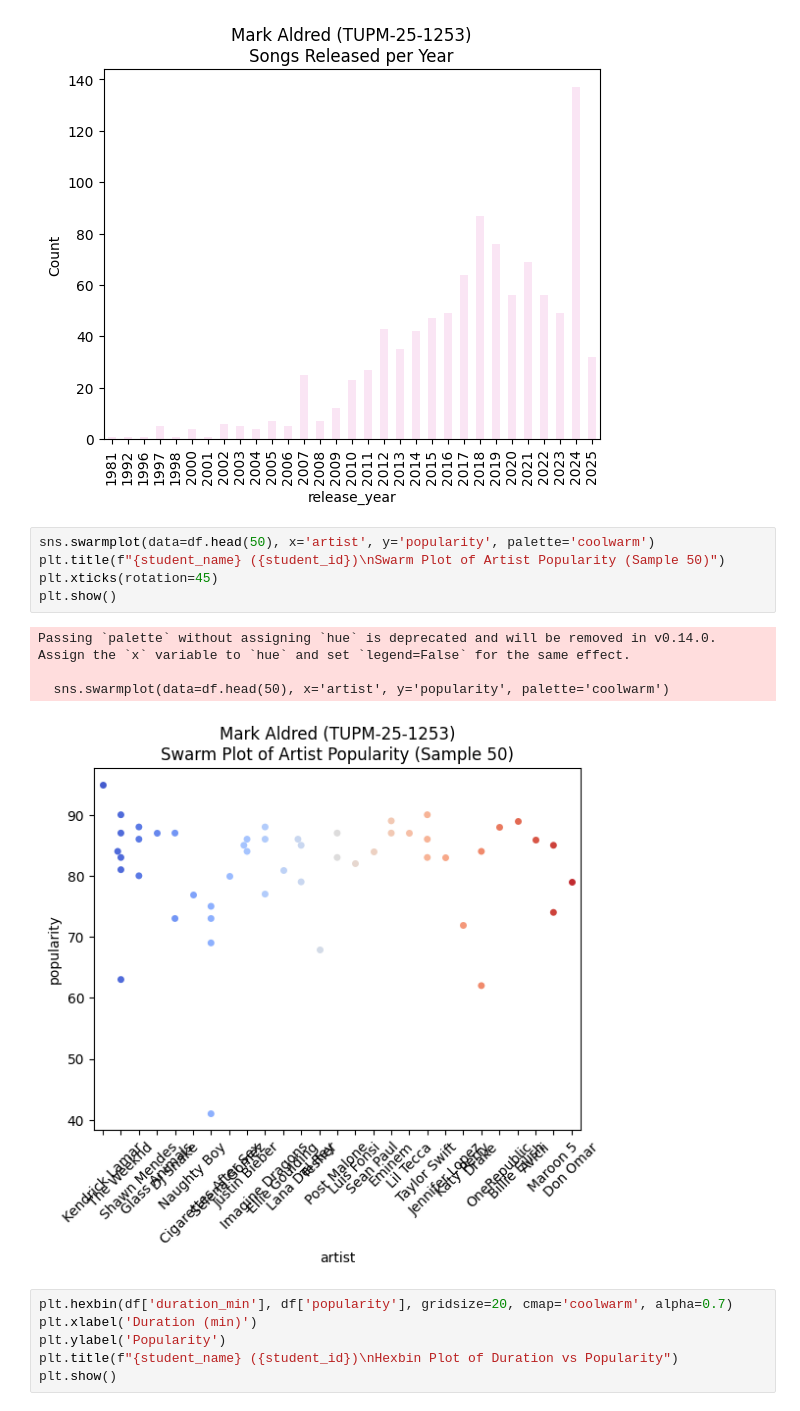
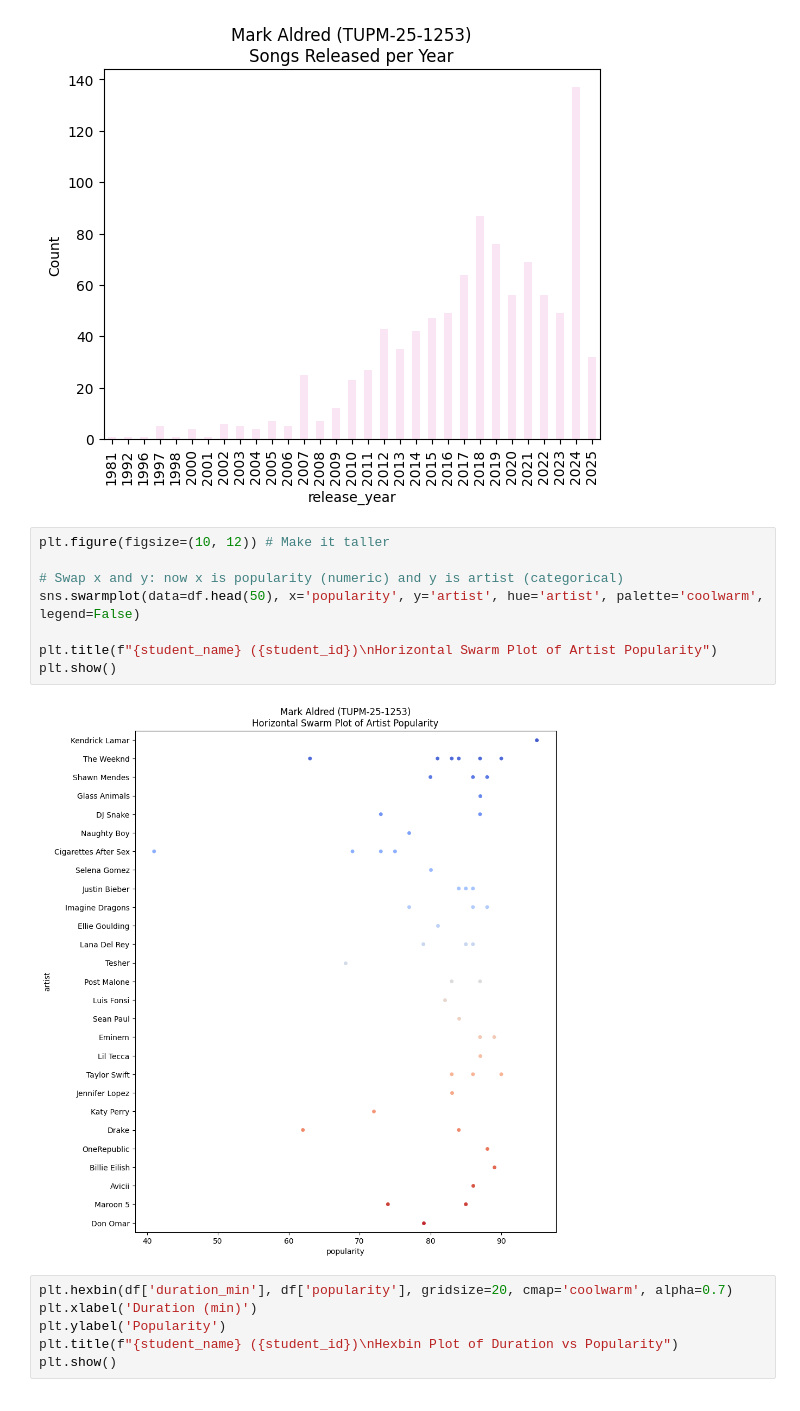
Before and after one commit to Aldred-Js1/Lab7_DataVisualization, a Jupyter notebook: Data-and-Observation.ipynb, the cells around one changed output. Cells and saved outputs as stored; diff of their text form.

Commit message:
Polished scatte plot's labels from intersecting with each other

```diff
--- a/Data-and-Observation.ipynb
+++ b/Data-and-Observation.ipynb
@@ -235,15 +235,15 @@ plt.show()
 # %% [output]
 [figure]
 # %%
-sns.swarmplot(data=df.head(50), x='artist', y='popularity', palette='coolwarm')
-plt.title(f"{student_name} ({student_id})\nSwarm Plot of Artist Popularity (Sample 50)")
-plt.xticks(rotation=45)
+plt.figure(figsize=(10, 12)) # Make it taller
+
+# Swap x and y: now x is popularity (numeric) and y is artist (categorical)
+sns.swarmplot(data=df.head(50), x='popularity', y='artist', hue='artist', palette='coolwarm', legend=False)
+
+plt.title(f"{student_name} ({student_id})\nHorizontal Swarm Plot of Artist Popularity")
 plt.show()
 # %% [output]
-Passing `palette` without assigning `hue` is deprecated and will be removed in v0.14.0. Assign the `x` variable to `hue` and set `legend=False` for the same effect.
-
-  sns.swarmplot(data=df.head(50), x='artist', y='popularity', palette='coolwarm')
-[figure, old version]
+[figure, new version]
 # %%
 plt.hexbin(df['duration_min'], df['popularity'], gridsize=20, cmap='coolwarm', alpha=0.7)
 plt.xlabel('Duration (min)')
```
